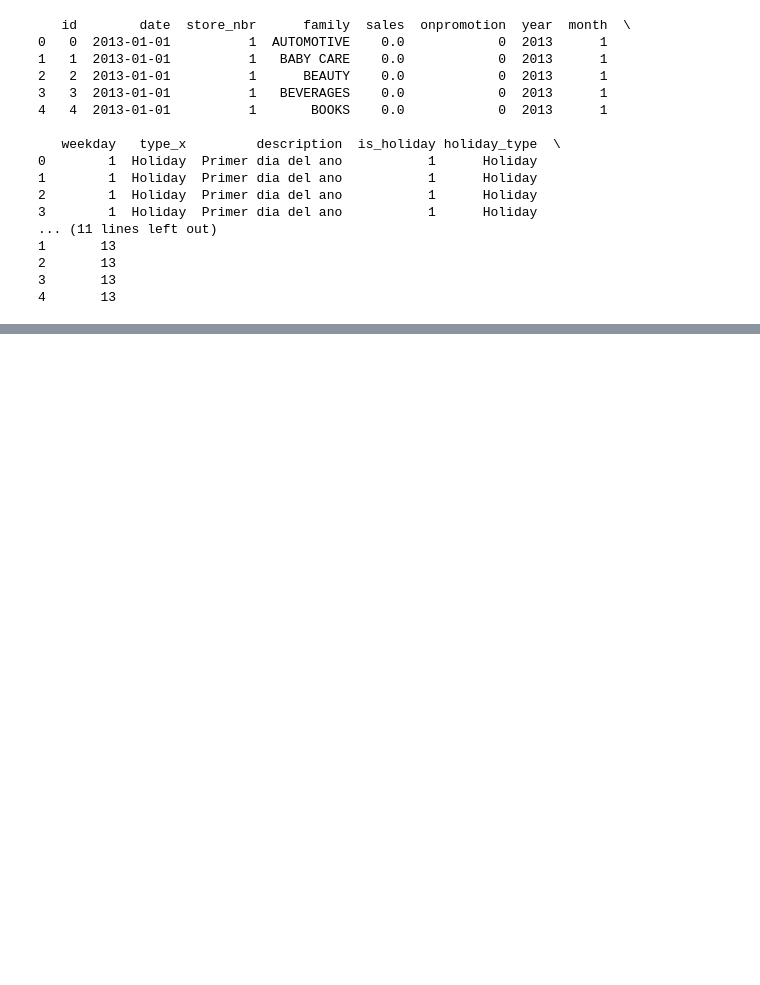
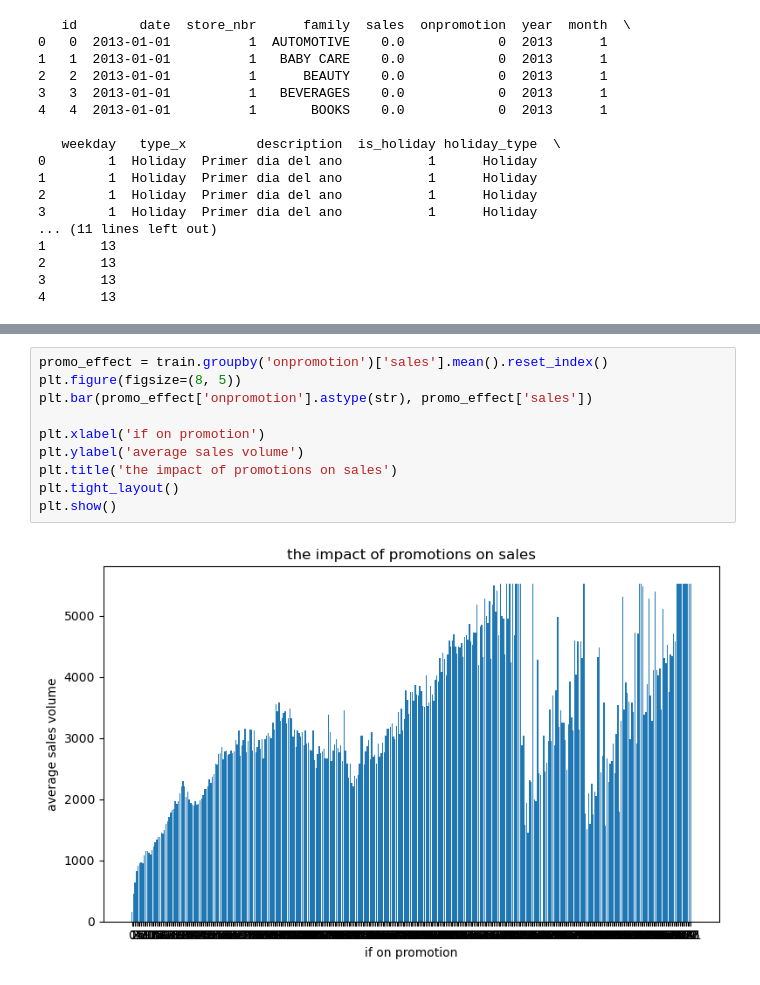
Before and after one commit to JerryJIANG721/Store-Sales---Time-Series-Forecasting, a Jupyter notebook: notebooks/notebook for Xinyi.ipynb, the cells around one changed output, grey strips where cells are left out. Drawn from its saved outputs; the diff is of its cells as text; blank space fills up the shorter version.

```diff
--- a/notebooks/notebook for Xinyi.ipynb
+++ b/notebooks/notebook for Xinyi.ipynb
@@ -229,0 +290,12 @@ print(train.head())
+# %%
+promo_effect = train.groupby('onpromotion')['sales'].mean().reset_index()
+plt.figure(figsize=(8, 5))
+plt.bar(promo_effect['onpromotion'].astype(str), promo_effect['sales'])
+
+plt.xlabel('if on promotion')
+plt.ylabel('average sales volume')
+plt.title('the impact of promotions on sales')
+plt.tight_layout()
+plt.show()
+# %% [output]
+[figure, added]
```
Also changed, not shown: parts of 4 cells of this notebook, 1 other file.
